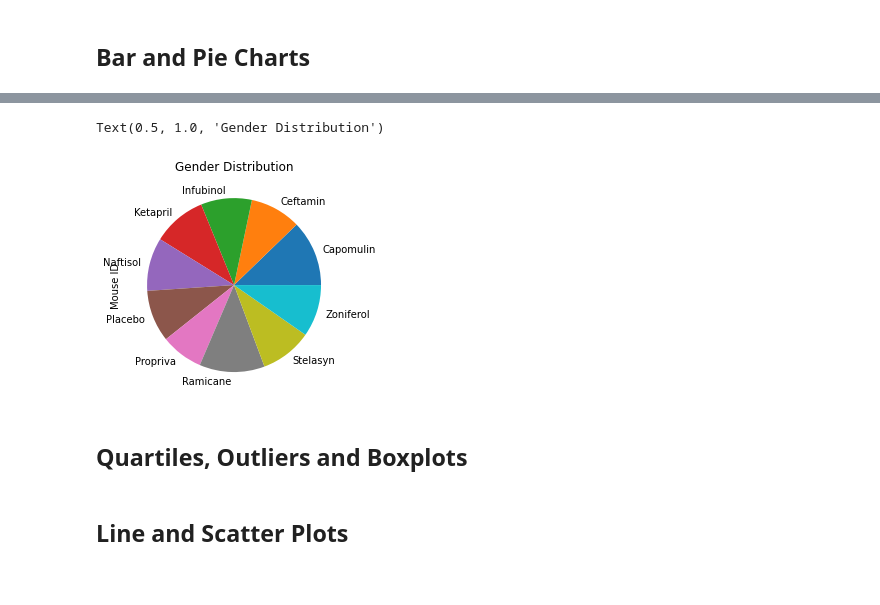
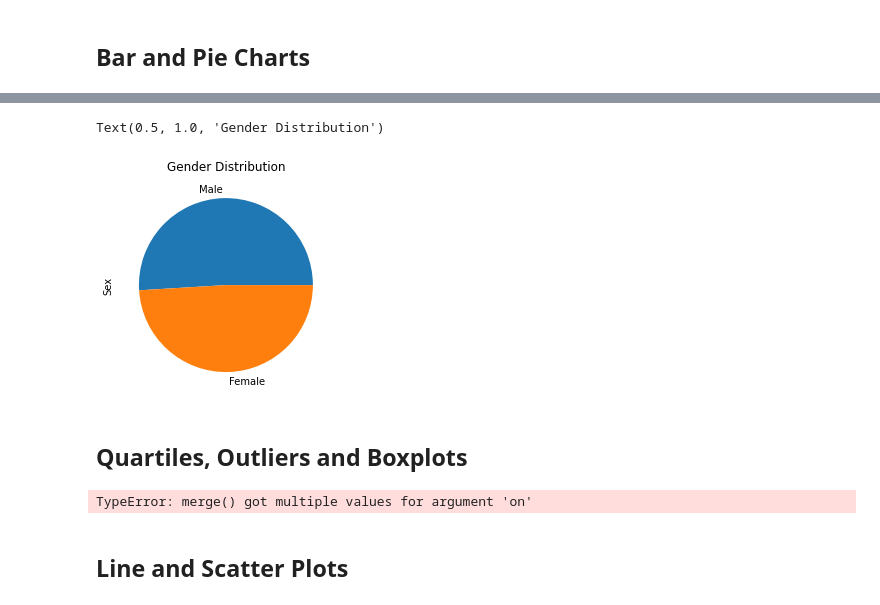
Before and after one commit to TPhillips27/Matplotlib-homework, a Jupyter notebook: Instructions/Pymaceuticals/pymaceuticals_starter.ipynb, the cells around one changed output, grey strips where cells are left out. Drawn from its saved outputs; the diff is of its cells as text; code cells hidden in the pictures.

```diff
--- a/Instructions/Pymaceuticals/pymaceuticals_starter.ipynb
+++ b/Instructions/Pymaceuticals/pymaceuticals_starter.ipynb
@@ -137,12 +141,13 @@ plt.ylabel("Number of Mice")
 # %%
 # Generate a pie plot showing the distribution of female versus male mice using pandas
-bar_plot = mice_num.plot(kind='pie')
+
+gender_demo = clean_combined_df["Sex"].value_counts()
+bar_plot = gender_demo.plot(kind='pie')
 plt.title("Gender Distribution")
-# plt.xlabel("Drug Regimen")
 # plt.ylabel("Number of Mice")
 # %% [output]
 Text(0.5, 1.0, 'Gender Distribution')
-[figure, old version]
+[figure, new version]
 # %%
 # Generate a pie plot showing the distribution of female versus male mice using pyplot
 # %% [markdown]
@@ -151,10 +156,24 @@ Text(0.5, 1.0, 'Gender Distribution')
 # Calculate the final tumor volume of each mouse across four of the treatment regimens:
 # Capomulin, Ramicane, Infubinol, and Ceftamin
 
+capomulin_df = clean_combined_df.loc[clean_combined_df['Drug Regimen'] == 'Capomulin',:]
+ramicane_df = clean_combined_df.loc[clean_combined_df['Drug Regimen'] == 'Ramicane',:]
+infubinol_df = clean_combined_df.loc[clean_combined_df['Drug Regimen'] == 'Infubinol',:]
+ceftamin_df = clean_combined_df.loc[clean_combined_df['Drug Regimen'] == 'Ceftamin',:]
+
 # Start by getting the last (greatest) timepoint for each mouse
 
 
+capomulin_timepoint= capomulin_df.groupby('Mouse ID').max()['Timepoint']
+ramicane_timepoint = ramicane_df.groupby('Mouse ID').max()['Timepoint']
+infubinol_timepoint = infubinol_df.groupby('Mouse ID').max()['Timepoint']
+ceftamin_timepoint = ceftamin_df.groupby('Mouse ID').max()['Timepoint']
+
 # Merge this group df with the original dataframe to get the tumor volume at the last timepoint
+timepoint_combined_df = pd.merge(clean_combined_df, capomulin_timepoint, ramicane_timepoint, infubinol_timepoint, ceftamin_timepoint, on='Mouse ID')
+timepoint_combined_df
+# %% [output]
+TypeError: merge() got multiple values for argument 'on'
 # %%
 # Put treatments into a list for for loop (and later for plot labels)
 
```
Also changed, not shown: parts of 2 cells of this notebook.
